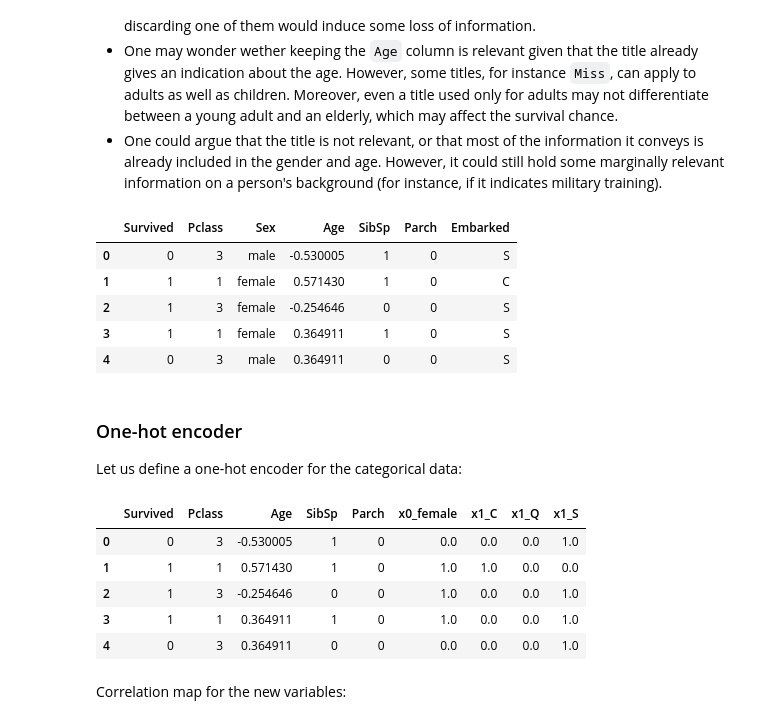
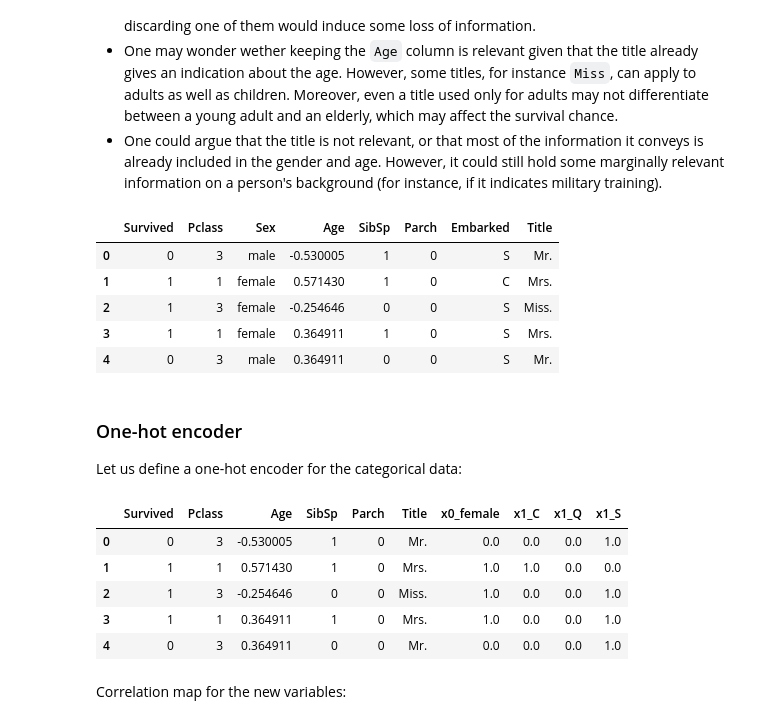
Before and after one commit to FlorentCLMichel/learning_data_science, a Jupyter notebook: Projects_Jupyter/Kaggle_Titanic.ipynb, the cells around one changed output. Cells and saved outputs as stored; diff of their text form; code cells hidden in the pictures.

```diff
--- a/Projects_Jupyter/Kaggle_Titanic.ipynb
+++ b/Projects_Jupyter/Kaggle_Titanic.ipynb
@@ -510,17 +510,17 @@ Some comments:
 * One could argue that the title is not relevant, or that most of the information it conveys is already included in the gender and age. However, it could still hold some marginally relevant information on a person's background (for instance, if it indicates military training).
 # %%
 def drop_columns(df):
-    return df.drop(['PassengerId', 'Name', 'Ticket', 'Fare', 'Title'], 1)
+    return df.drop(['PassengerId', 'Name', 'Ticket', 'Fare'], 1)
 
 data = drop_columns(data)
 data.head()
 # %% [output]
-|  | Survived | Pclass | Sex | Age | SibSp | Parch | Embarked |
-| 0 | 0 | 3 | male | -0.530005 | 1 | 0 | S |
-| 1 | 1 | 1 | female | 0.571430 | 1 | 0 | C |
-| 2 | 1 | 3 | female | -0.254646 | 0 | 0 | S |
-| 3 | 1 | 1 | female | 0.364911 | 1 | 0 | S |
-| 4 | 0 | 3 | male | 0.364911 | 0 | 0 | S |
+|  | Survived | Pclass | Sex | Age | SibSp | Parch | Embarked | Title |
+| 0 | 0 | 3 | male | -0.530005 | 1 | 0 | S | Mr. |
+| 1 | 1 | 1 | female | 0.571430 | 1 | 0 | C | Mrs. |
+| 2 | 1 | 3 | female | -0.254646 | 0 | 0 | S | Miss. |
+| 3 | 1 | 1 | female | 0.364911 | 1 | 0 | S | Mrs. |
+| 4 | 0 | 3 | male | 0.364911 | 0 | 0 | S | Mr. |
 # %% [markdown]
 ### One-hot encoder
 
@@ -540,12 +540,12 @@ def to_cat(df):
 data = to_cat(data)
 data.head()
 # %% [output]
-|  | Survived | Pclass | Age | SibSp | Parch | x0_female | x1_C | x1_Q | x1_S |
-| 0 | 0 | 3 | -0.530005 | 1 | 0 | 0.0 | 0.0 | 0.0 | 1.0 |
-| 1 | 1 | 1 | 0.571430 | 1 | 0 | 1.0 | 1.0 | 0.0 | 0.0 |
-| 2 | 1 | 3 | -0.254646 | 0 | 0 | 1.0 | 0.0 | 0.0 | 1.0 |
-| 3 | 1 | 1 | 0.364911 | 1 | 0 | 1.0 | 0.0 | 0.0 | 1.0 |
-| 4 | 0 | 3 | 0.364911 | 0 | 0 | 0.0 | 0.0 | 0.0 | 1.0 |
+|  | Survived | Pclass | Age | SibSp | Parch | Title | x0_female | x1_C | x1_Q | x1_S |
+| 0 | 0 | 3 | -0.530005 | 1 | 0 | Mr. | 0.0 | 0.0 | 0.0 | 1.0 |
+| 1 | 1 | 1 | 0.571430 | 1 | 0 | Mrs. | 1.0 | 1.0 | 0.0 | 0.0 |
+| 2 | 1 | 3 | -0.254646 | 0 | 0 | Miss. | 1.0 | 0.0 | 0.0 | 1.0 |
+| 3 | 1 | 1 | 0.364911 | 1 | 0 | Mrs. | 1.0 | 0.0 | 0.0 | 1.0 |
+| 4 | 0 | 3 | 0.364911 | 0 | 0 | Mr. | 0.0 | 0.0 | 0.0 | 1.0 |
 # %% [markdown]
 Correlation map for the new variables:
 # %%
```
Also changed, not shown: parts of 10 cells of this notebook.
